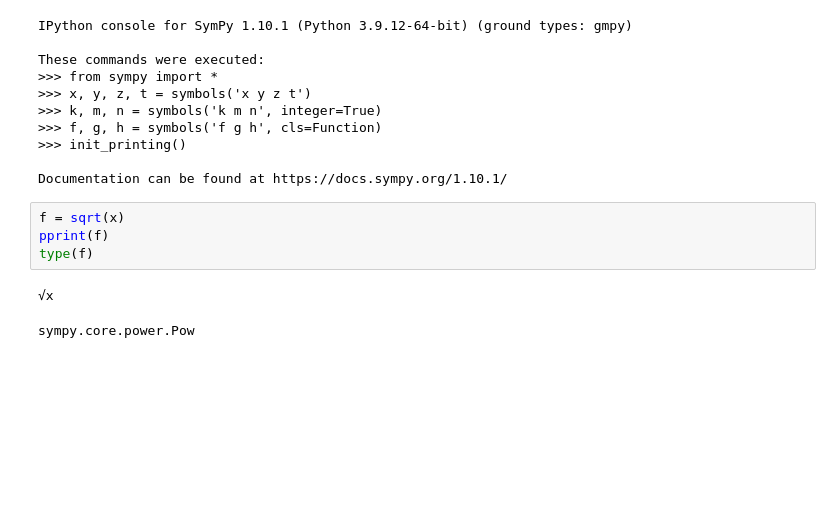
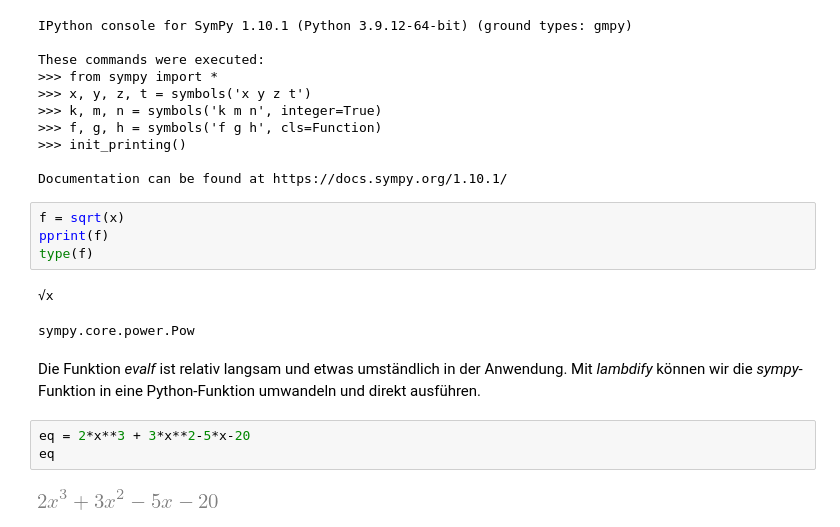
Before and after one commit to troescherw/jupyter_python, a Jupyter notebook: SymPy_SymbolischeMathematik.ipynb, the cells around one changed output. Drawn from its saved outputs; the diff is of its cells as text; blank space fills up the shorter version.

```diff
--- a/SymPy_SymbolischeMathematik.ipynb
+++ b/SymPy_SymbolischeMathematik.ipynb
@@ -567,3 +594,10 @@ type(f)
 # %% [output]
 √x
 sympy.core.power.Pow
+# %% [markdown]
+Die Funktion *evalf* ist relativ langsam und etwas umständlich in der Anwendung. Mit *lambdify* können wir die *sympy*-Funktion in eine Python-Funktion umwandeln und direkt ausführen.
+# %%
+eq = 2*x**3 + 3*x**2-5*x-20
+eq
+# %% [output]
+[figure, added]
```
Also changed, not shown: parts of 11 cells of this notebook, 1 other file.
